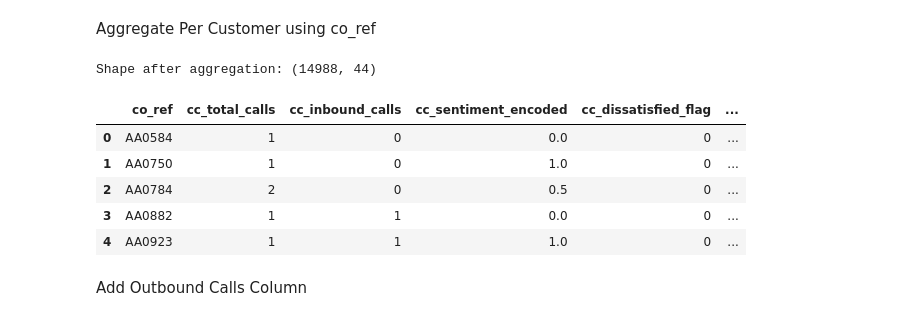
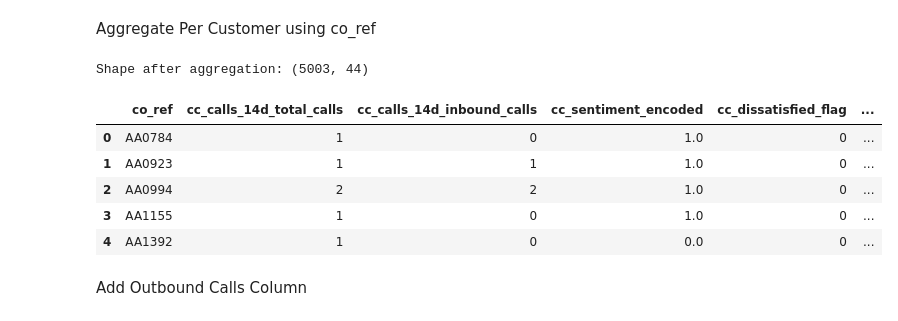
Before and after one commit to Slegendz/churn-prediction-project, a Jupyter notebook: notebooks/02_feature_engineering/aggregation/cc_calls_features.ipynb, the cells around one changed output. Saved outputs shown, nothing was run; the diff lists cells and outputs as text; code cells hidden in the pictures.

Commit message:
feat: Applied 14days filter to cc_calls

```diff
--- a/notebooks/02_feature_engineering/aggregation/cc_calls_features.ipynb
+++ b/notebooks/02_feature_engineering/aggregation/cc_calls_features.ipynb
@@ -99,28 +140,28 @@ df_cc_calls = pd.get_dummies(
 Feature engineering
 # %%
 # Sentiment improved or worsened during the call
-df_cc_calls['sentiment_improved'] = (
-    df_cc_calls['cc_contractor_sentiment_end_score'] >
-    df_cc_calls['cc_contractor_sentiment_start_score']
+df_cc_calls_14['sentiment_improved'] = (
+    df_cc_calls_14['cc_contractor_sentiment_end_score'] >
+    df_cc_calls_14['cc_contractor_sentiment_start_score']
 ).astype(int)
 
-df_cc_calls['sentiment_worsened'] = (
-    df_cc_calls['cc_contractor_sentiment_end_score'] <
-    df_cc_calls['cc_contractor_sentiment_start_score']
+df_cc_calls_14['sentiment_worsened'] = (
+    df_cc_calls_14['cc_contractor_sentiment_end_score'] <
+    df_cc_calls_14['cc_contractor_sentiment_start_score']
 ).astype(int)
 
 # Sentiment change score
-df_cc_calls['sentiment_change'] = (
-    df_cc_calls['cc_contractor_sentiment_end_score'] -
-    df_cc_calls['cc_contractor_sentiment_start_score']
+df_cc_calls_14['sentiment_change'] = (
+    df_cc_calls_14['cc_contractor_sentiment_end_score'] -
+    df_cc_calls_14['cc_contractor_sentiment_start_score']
 )
 
 # High risk call — multiple issues in one call
-df_cc_calls['cc_high_risk_call'] = (
-    (df_cc_calls['cc_contractor_complained']          == 1) |
-    (df_cc_calls['cc_contractor_suggest_leave']        == 1) |
-    (df_cc_calls['cc_business_struggles_financial_hardship'] == 1) |
-    (df_cc_calls['cc_refund_discussed']               == 1)
+df_cc_calls_14['cc_high_risk_call'] = (
+    (df_cc_calls_14['cc_contractor_complained']          == 1) |
+    (df_cc_calls_14['cc_contractor_suggest_leave']        == 1) |
+    (df_cc_calls_14['cc_business_struggles_financial_hardship'] == 1) |
+    (df_cc_calls_14['cc_refund_discussed']               == 1)
 ).astype(int)
 
 # Dissatisfaction issue count per call
@@ -132,12 +173,12 @@ dissatisfaction_cols = [
     'cc_platform_issues',
     'cc_login_issues',
 ]
-df_cc_calls['cc_dissatisfaction_issue_count'] = df_cc_calls[dissatisfaction_cols].sum(axis=1)
+df_cc_calls_14['cc_dissatisfaction_issue_count'] = df_cc_calls_14[dissatisfaction_cols].sum(axis=1)
 
 # Pricing pressure flag — pricing mentioned and had sentiment impact
-df_cc_calls['pricing_pressure_flag'] = (
-    (df_cc_calls['cc_pricing_mentioned']        == 1) &
-    (df_cc_calls['cc_pricing_sentiment_impact'] == 1)
+df_cc_calls_14['pricing_pressure_flag'] = (
+    (df_cc_calls_14['cc_pricing_mentioned']        == 1) &
+    (df_cc_calls_14['cc_pricing_sentiment_impact'] == 1)
 ).astype(int)
 # %% [markdown]
 Aggregate Per Customer using co_ref
@@ -179,44 +220,44 @@ agg_dict = {
     # Engineered features
     'sentiment_improved'                            : 'max',
     'sentiment_worsened'                            : 'max',
     'sentiment_change'                              : 'mean',
     'cc_high_risk_call'                                : 'max',
     'cc_dissatisfaction_issue_count'                   : 'sum',
     'pricing_pressure_flag'                         : 'max',
 
     # OHE — care package type
     'cc_care_package_assisted'                      : 'max',
     'cc_care_package_express'                       : 'max',
     'cc_care_package_not_discussed'                 : 'max',
     'cc_care_package_premier'                       : 'max',
     'cc_care_package_standard'                      : 'max',
     'cc_care_package_unknown'                       : 'max',
 
     # OHE — call initiated by
     'cc_call_initiated_by_agent'                    : 'sum',
     'cc_call_initiated_by_customer'                 : 'sum',
     'cc_call_initiated_by_not_relevant'             : 'sum',
     'cc_call_initiated_by_unknown'                  : 'sum',
 }
 
-df_cc_calls_agg = df_cc_calls.groupby('co_ref').agg(agg_dict).reset_index()
+df_cc_calls_agg = df_cc_calls_14.groupby('co_ref').agg(agg_dict).reset_index()
 
-# Rename columns clearly
 df_cc_calls_agg.rename(columns={
-    'contact_id'  : 'cc_total_calls',
-    'is_inbound'  : 'cc_inbound_calls',
+    'contact_id' : 'cc_calls_14d_total_calls',
+    'is_inbound' : 'cc_calls_14d_inbound_calls',
 }, inplace=True)
+
 
 print(f"Shape after aggregation: {df_cc_calls_agg.shape}")
 df_cc_calls_agg.head()
 # %% [output]
-Shape after aggregation: (14988, 44)
+Shape after aggregation: (5003, 44)
-|  | co_ref | cc_total_calls | cc_inbound_calls | cc_sentiment_encoded | cc_dissatisfied_flag | ... |
-| 0 | AA0584 | 1 | 0 | 0.0 | 0 | ... |
-| 1 | AA0750 | 1 | 0 | 1.0 | 0 | ... |
-| 2 | AA0784 | 2 | 0 | 0.5 | 0 | ... |
-| 3 | AA0882 | 1 | 1 | 0.0 | 0 | ... |
-| 4 | AA0923 | 1 | 1 | 1.0 | 0 | ... |
+|  | co_ref | cc_calls_14d_total_calls | cc_calls_14d_inbound_calls | cc_sentiment_encoded | cc_dissatisfied_flag | ... |
+| 0 | AA0784 | 1 | 0 | 1.0 | 0 | ... |
+| 1 | AA0923 | 1 | 1 | 1.0 | 0 | ... |
+| 2 | AA0994 | 2 | 2 | 1.0 | 0 | ... |
+| 3 | AA1155 | 1 | 0 | 1.0 | 0 | ... |
+| 4 | AA1392 | 1 | 0 | 0.0 | 0 | ... |
 # %% [markdown]
 Add Outbound Calls Column
 # %%
```
Also changed, not shown: parts of 16 cells of this notebook, 3 other files.
